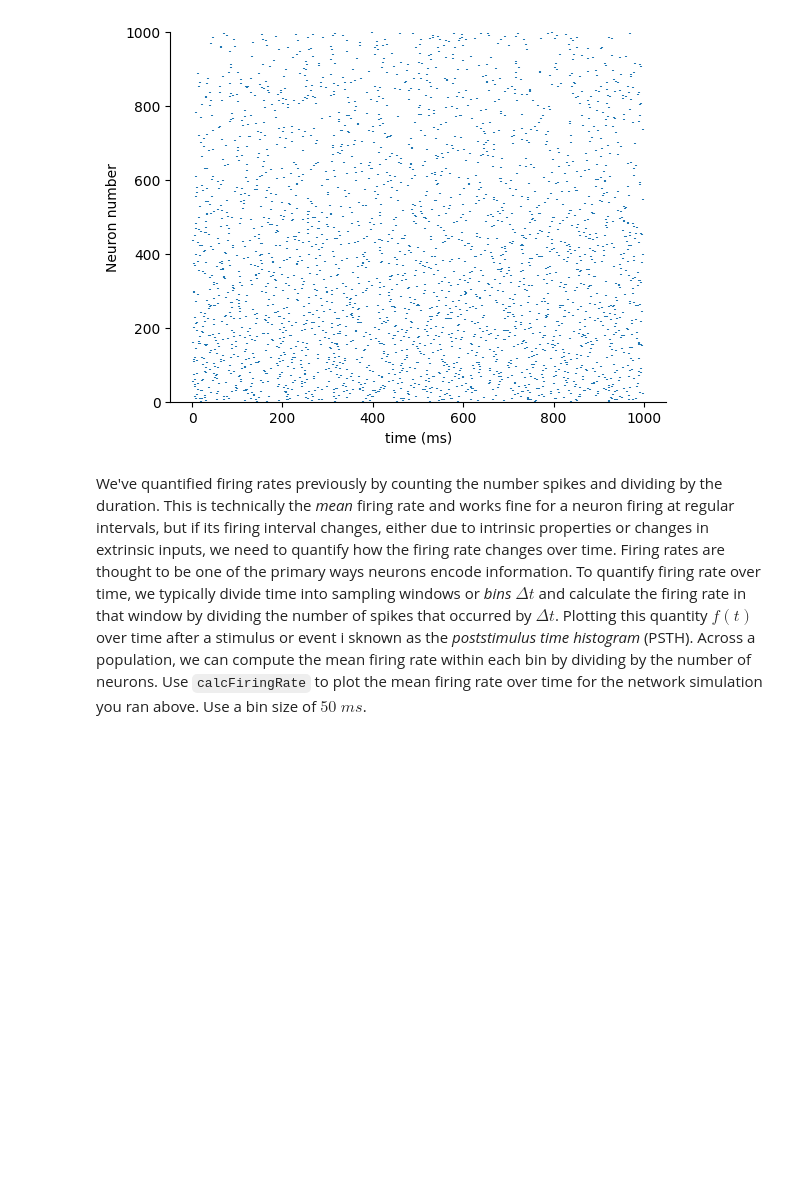
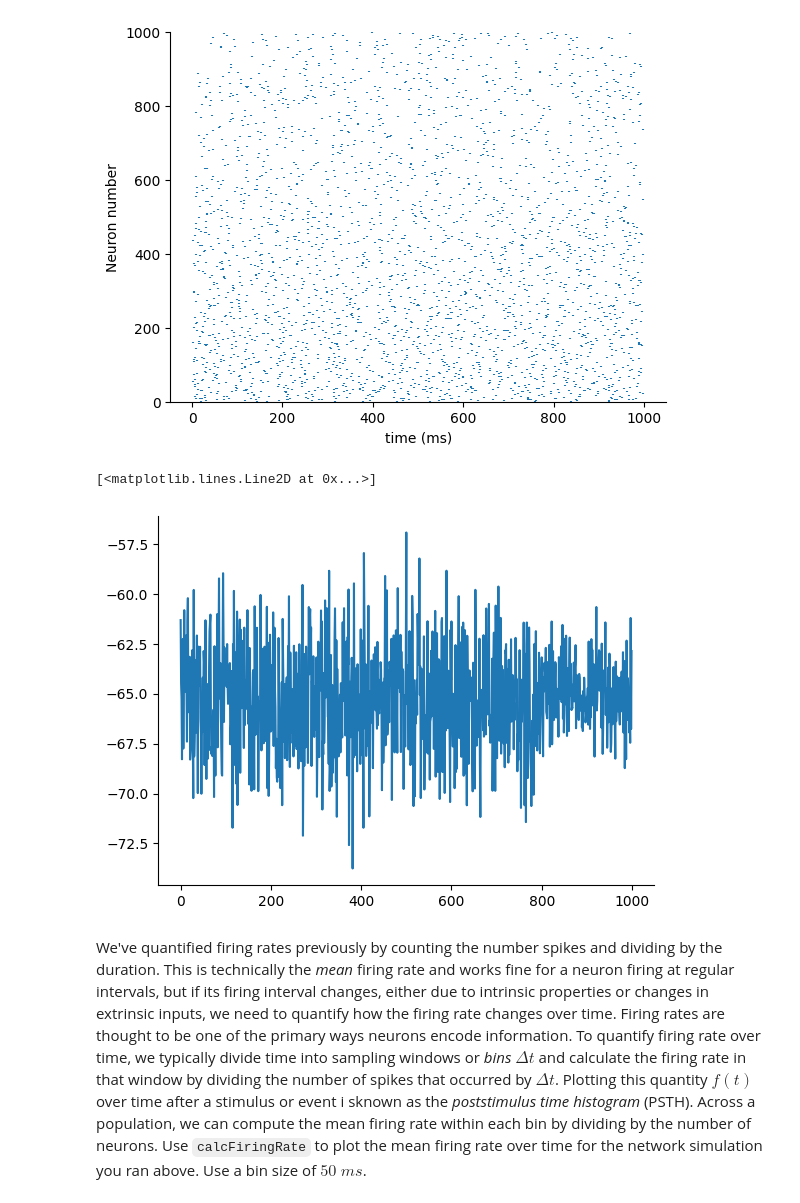
Before and after one commit to vincentyliu2001/BIO74.03-Exercises, a Jupyter notebook: CompModNervSys_exercise11.ipynb, the cells around one changed output. Cells and saved outputs as stored; diff of their text form; code cells hidden in the pictures; blank space fills up the shorter version.

```diff
--- a/CompModNervSys_exercise11.ipynb
+++ b/CompModNervSys_exercise11.ipynb
@@ -362,6 +362,11 @@ plotRaster(spike_times)
 # %% [output]
 Simulating network of 1000 neurons for 1000 ms
 [figure]
+# %%
+plt.plot(t[::10], v[1])
+# %% [output]
+[<matplotlib.lines.Line2D at 0x...>]
+[figure, added]
 # %% [markdown]
 We've quantified firing rates previously by counting the number spikes and dividing by the duration. This is technically the *mean* firing rate and works fine for a neuron firing at regular intervals, but if its firing interval changes, either due to intrinsic properties or changes in extrinsic inputs, we need to quantify how the firing rate changes over time. Firing rates are thought to be one of the primary ways neurons encode information. To quantify firing rate over time, we typically divide time into sampling windows or *bins* $\Delta t$ and calculate the firing rate in that window by dividing the number of spikes that occurred by $\Delta t$. Plotting this quantity $f(t)$ over time after a stimulus or event i sknown as the *poststimulus time histogram* (PSTH). Across a population, we can compute the mean firing rate within each bin by dividing by the number of neurons. Use `calcFiringRate` to plot the mean firing rate over time for the network simulation you ran above. Use a bin size of $50 \; ms$.
 # %%
```
Also changed, not shown: parts of 3 cells of this notebook.
